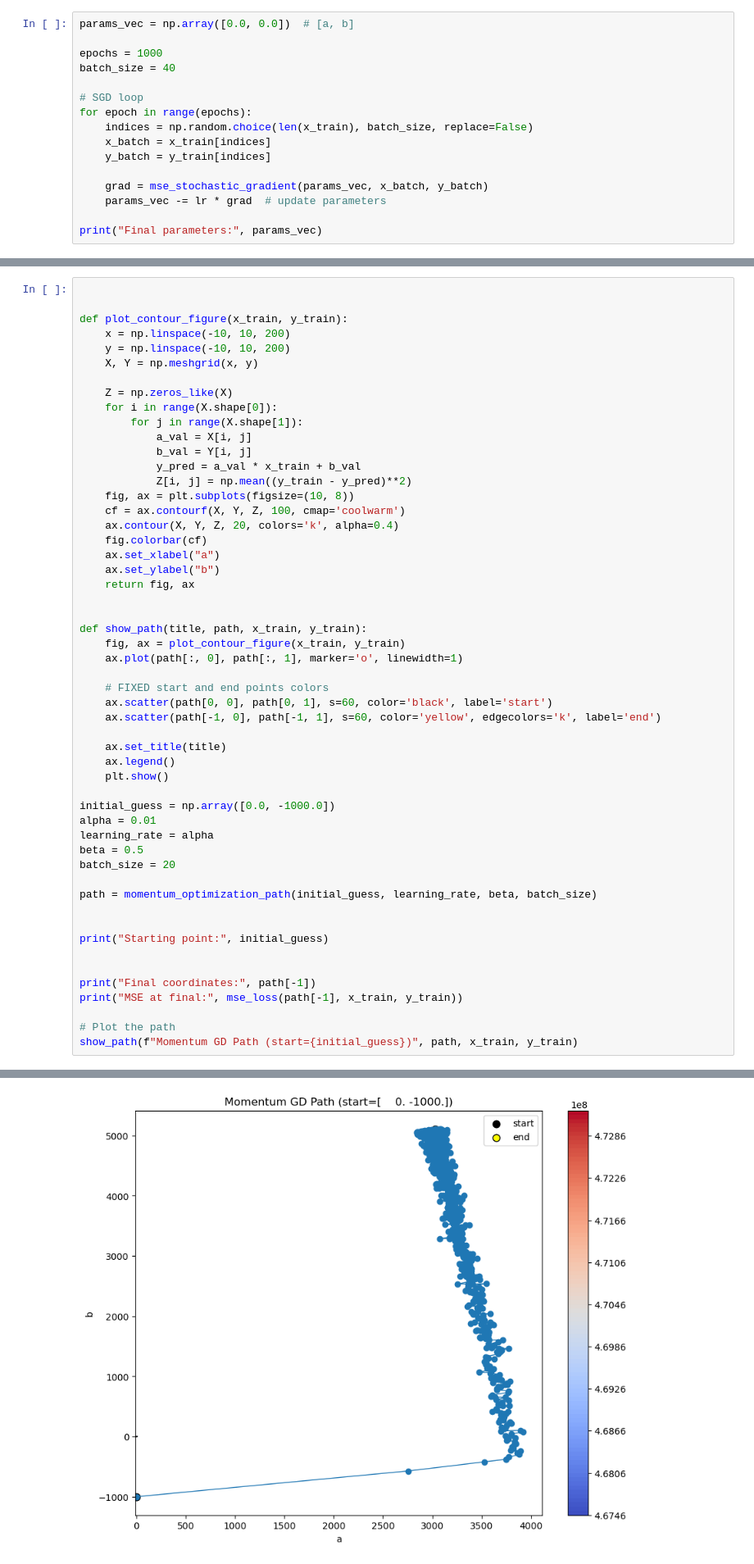
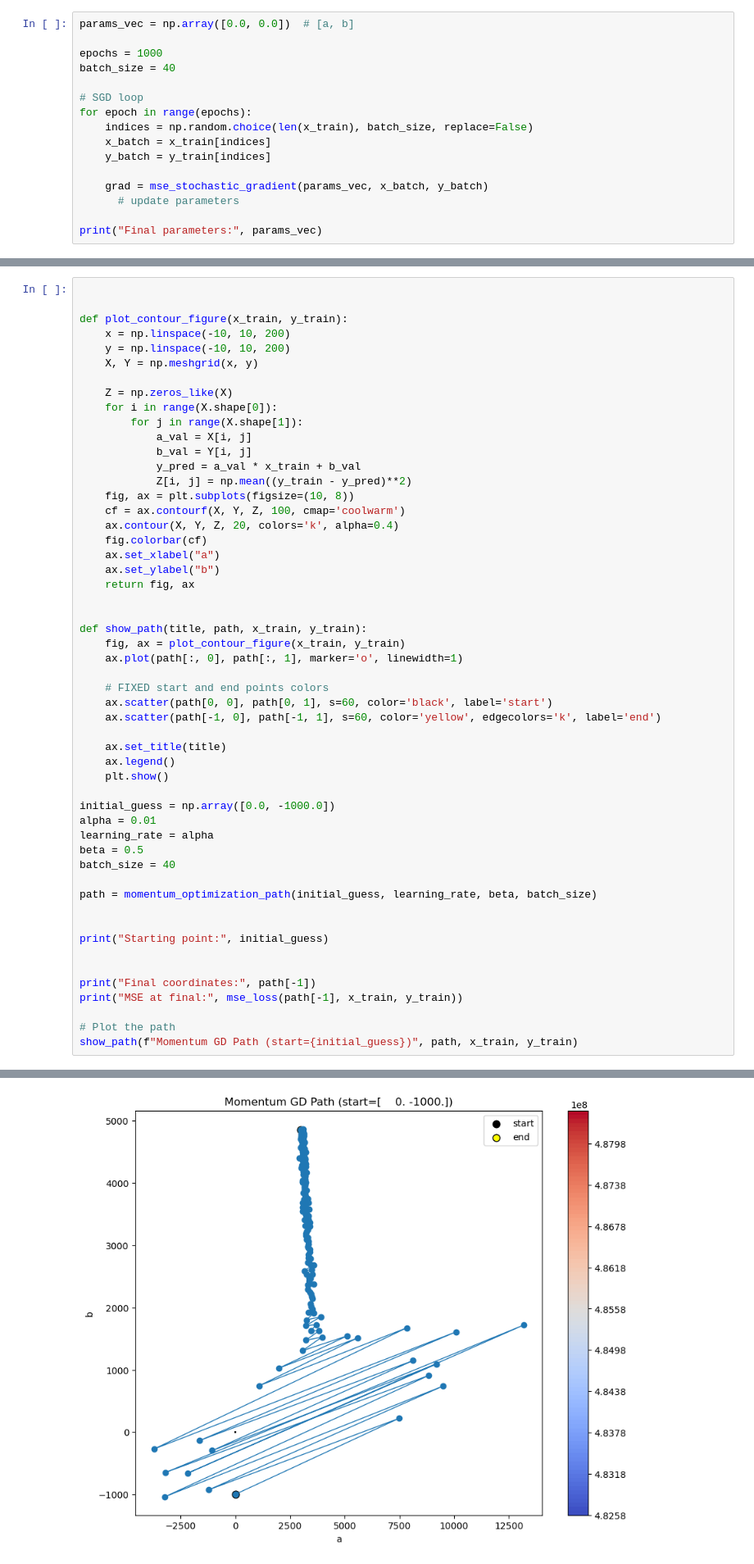
Before and after one commit to aizzen3/CP4, a Jupyter notebook: asignmet3.ipynb, the cells around one changed output, grey strips where cells are left out. Shown: that part at 82% size. Cells and saved outputs as stored; diff of their text form.

```diff
--- a/asignmet3.ipynb
+++ b/asignmet3.ipynb
@@ -104,7 +104,7 @@ for epoch in range(epochs):
     y_batch = y_train[indices]
 
     grad = mse_stochastic_gradient(params_vec, x_batch, y_batch)
-    params_vec -= lr * grad  # update parameters
+      # update parameters
 
 print("Final parameters:", params_vec)
 # %% [output]
@@ -172,7 +172,7 @@ initial_guess = np.array([0.0, -1000.0])
 alpha = 0.01
 learning_rate = alpha
 beta = 0.5
-batch_size = 20
+batch_size = 40
 
 path = momentum_optimization_path(initial_guess, learning_rate, beta, batch_size)
 
@@ -192,4 +192,4 @@ MSE at final: 4375546.02435944
-[figure, old version]
+[figure, new version]
 # %%
 #solution 1.3
 
```
Also changed, not shown: parts of 7 cells of this notebook.
